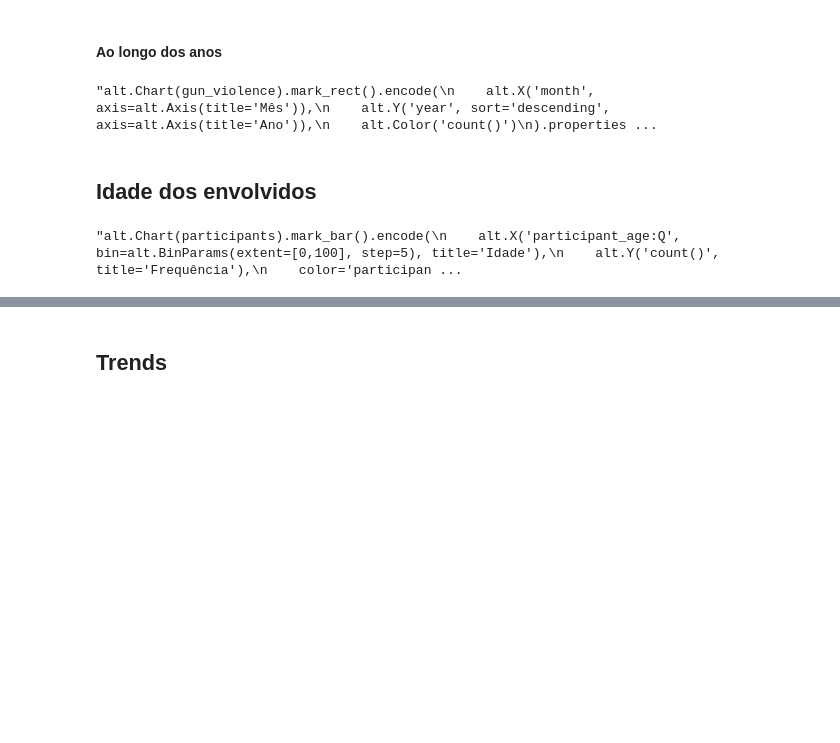
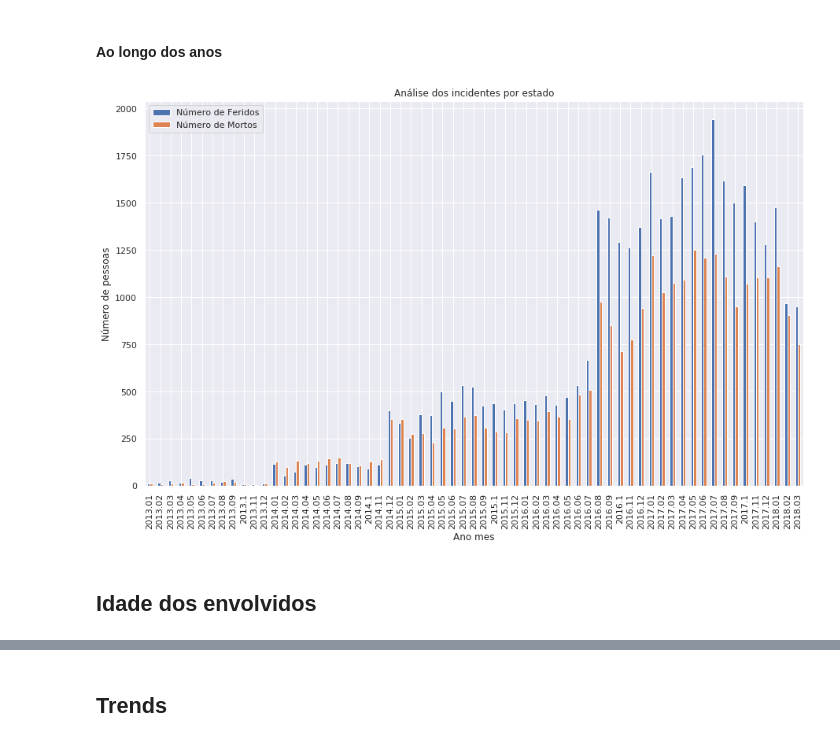
Before and after one commit to PedroPrisxzma/DataScience-Project, a Jupyter notebook: notebooks/ exploratory_analysis.ipynb, the cells around one changed output, grey strips where cells are left out. Saved outputs shown, nothing was run; the diff lists cells and outputs as text; code cells hidden in the pictures; blank space fills up the shorter version.

```diff
--- a/notebooks/ exploratory_analysis.ipynb
+++ b/notebooks/ exploratory_analysis.ipynb
@@ -149,29 +150,38 @@ plt.show()
 [figure]
 # %% [markdown]
 #### Ao longo dos anos
-# %%
-'''alt.Chart(gun_violence).mark_rect().encode(
-    alt.X('month', axis=alt.Axis(title='Mês')),
-    alt.Y('year', sort='descending', axis=alt.Axis(title='Ano')),
-    alt.Color('count()')
-).properties(
-    width=500,
-    height=300
-)'''
-# %% [output]
-"alt.Chart(gun_violence).mark_rect().encode(\n    alt.X('month', axis=alt.Axis(title='Mês')),\n    alt.Y('year', sort='descending', axis=alt.Axis(title='Ano')),\n    alt.Color('count()')\n).properties ...
+# %%
+# Tirar o comentário abaixo para ajustar o tamanho da figura com essa linha caso desejado:
+#matplotlib.rcParams['figure.figsize'] = (15.0, 9.0)
+
+incidents_year = gun_violence.groupby(['month', 'year'])\
+                  .agg({'n_injured':'sum', 'incident_id':'count', 'n_killed':'sum'})\
+                  .rename(columns={'incident_id':'number_of_incidents'})\
+                  .sort_values('number_of_incidents')\
+                  .reset_index()
+incidents_year['date'] = incidents_year['month']/100 + incidents_year['year']
+
+incidents_year['total'] = (incidents_year['n_injured'] +
+                                           incidents_year['n_killed'])
+
+incidents_year = incidents_year.sort_values('date')
+
+# Define o plot
+incidents_year.plot.bar(x='date', y=['n_injured', 'n_killed'], label=['Número de Feridos', 'Número de Mortos'])
+
+# Título do plot
+plt.title("Análise dos incidentes por estado")
+# Nome do eixo x
+plt.xlabel('Ano mes')
+# Nome do eixo y
+plt.ylabel('Número de pessoas')
+# Rotaciona nomes no eixo x
+plt.xticks(rotation=90)
+plt.legend()
+plt.show()
+# %% [output]
+[figure, added]
 # %% [markdown]
 ## Idade dos envolvidos
 # %%
 participants = pd.read_csv('../databases/participants_clean.zip', compression='zip')
-# %%
-'''alt.Chart(participants).mark_bar().encode(
-    alt.X('participant_age:Q', bin=alt.BinParams(extent=[0,100], step=5), title='Idade'),
-    alt.Y('count()', title='Frequência'),
-    color='participant_type'
-).properties(
-    width=500,
-    height=300
-)'''
-# %% [output]
-"alt.Chart(participants).mark_bar().encode(\n    alt.X('participant_age:Q', bin=alt.BinParams(extent=[0,100], step=5), title='Idade'),\n    alt.Y('count()', title='Frequência'),\n    color='participan ...
```
Also changed, not shown: parts of 3 cells of this notebook.
